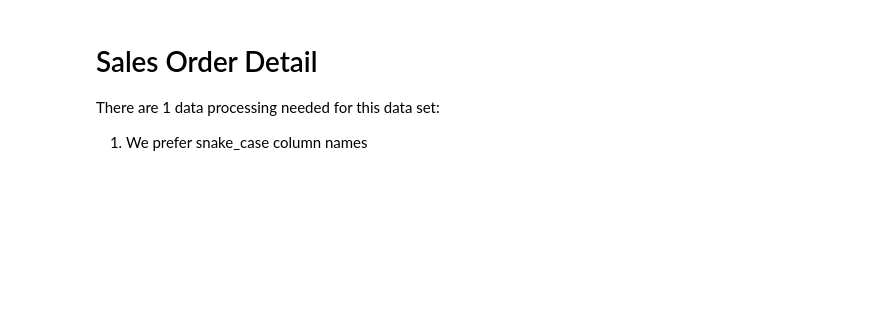
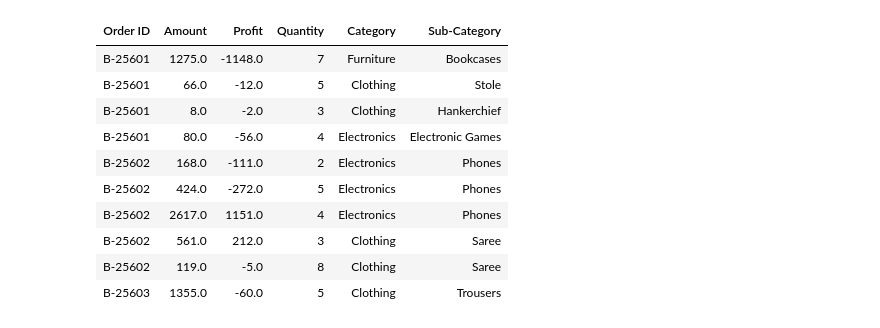
Before and after one commit to gaya3dk/dtuworkshop, a Jupyter notebook: dtu_data_engineering.ipynb, the cells around one changed output. Saved outputs shown, nothing was run; the diff lists cells and outputs as text; code cells hidden in the pictures; blank space fills up the shorter version.

```diff
--- a/dtu_data_engineering.ipynb
+++ b/dtu_data_engineering.ipynb
@@ -85,9 +98,17 @@ sales_order_header.write.format("delta").saveAsTable("sales_order_header")
-# %% [markdown]
-# Sales Order Detail
-
-There are 1 data processing needed for this data set:
-
-1. We prefer snake_case column names
+# %%
+display(sales_order_detail.limit(10))
+# %% [output]
+| Order ID | Amount | Profit | Quantity | Category | Sub-Category |
+| B-25601 | 1275.0 | -1148.0 | 7 | Furniture | Bookcases |
+| B-25601 | 66.0 | -12.0 | 5 | Clothing | Stole |
+| B-25601 | 8.0 | -2.0 | 3 | Clothing | Hankerchief |
+| B-25601 | 80.0 | -56.0 | 4 | Electronics | Electronic Games |
+| B-25602 | 168.0 | -111.0 | 2 | Electronics | Phones |
+| B-25602 | 424.0 | -272.0 | 5 | Electronics | Phones |
+| B-25602 | 2617.0 | 1151.0 | 4 | Electronics | Phones |
+| B-25602 | 561.0 | 212.0 | 3 | Clothing | Saree |
+| B-25602 | 119.0 | -5.0 | 8 | Clothing | Saree |
+| B-25603 | 1355.0 | -60.0 | 5 | Clothing | Trousers |
 # %%
 sales_order_detail = sales_order_detail.withColumnRenamed(
   "Order ID", "order_id"
```
Also changed, not shown: parts of 25 cells of this notebook.
